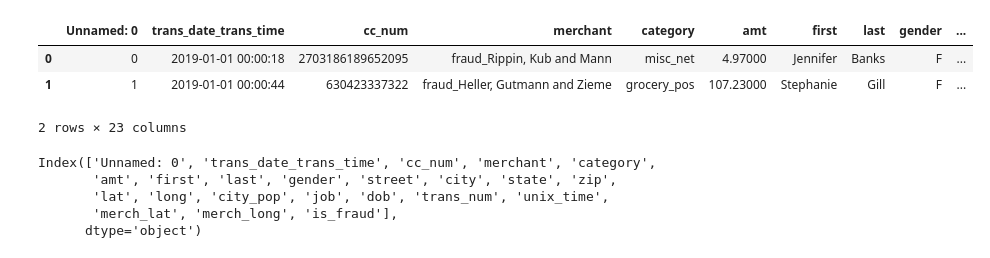
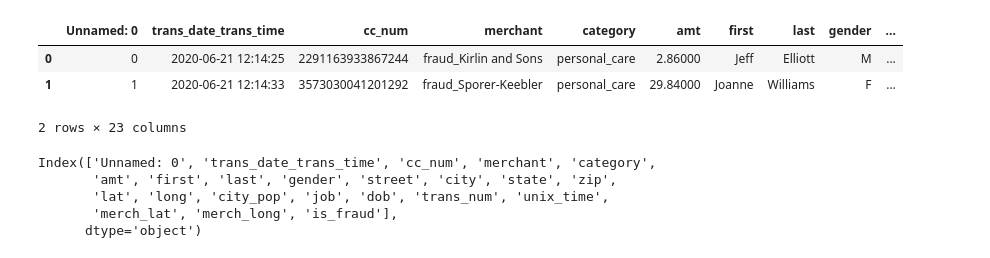
Before and after one commit to Albert-2002/Afame-Technologies, a Jupyter notebook: data_prepross.ipynb, the cells around one changed output. Saved outputs shown, nothing was run; the diff lists cells and outputs as text; code cells hidden in the pictures.

```diff
--- a/data_prepross.ipynb
+++ b/data_prepross.ipynb
@@ -14,12 +6,13 @@ from datetime import datetime
 pd.set_option('display.float_format', lambda x: '%.5f' % x)
 #pd.reset_option('display.float_format')
 # %%
-df = pd.read_csv("c:/Users/91959/Desktop/aftech/fraudTrain.csv")
+#df = pd.read_csv("c:/Users/91959/Desktop/aftech/fraudTrain.csv")
+df = pd.read_csv("c:/Users/91959/Desktop/aftech/fraudTest.csv")
 df.head(2)
 # %% [output]
 |  | Unnamed: 0 | trans_date_trans_time | cc_num | merchant | category | amt | first | last | gender | ... |
-| 0 | 0 | 2019-01-01 00:00:18 | 2703186189652095 | fraud_Rippin, Kub and Mann | misc_net | 4.97000 | Jennifer | Banks | F | ... |
-| 1 | 1 | 2019-01-01 00:00:44 | 630423337322 | fraud_Heller, Gutmann and Zieme | grocery_pos | 107.23000 | Stephanie | Gill | F | ... |
+| 0 | 0 | 2020-06-21 12:14:25 | 2291163933867244 | fraud_Kirlin and Sons | personal_care | 2.86000 | Jeff | Elliott | M | ... |
+| 1 | 1 | 2020-06-21 12:14:33 | 3573030041201292 | fraud_Sporer-Keebler | personal_care | 29.84000 | Joanne | Williams | F | ... |
 2 rows × 23 columns
 # %%
 df.columns
```
Also changed, not shown: parts of 10 cells of this notebook, 1 other file.
